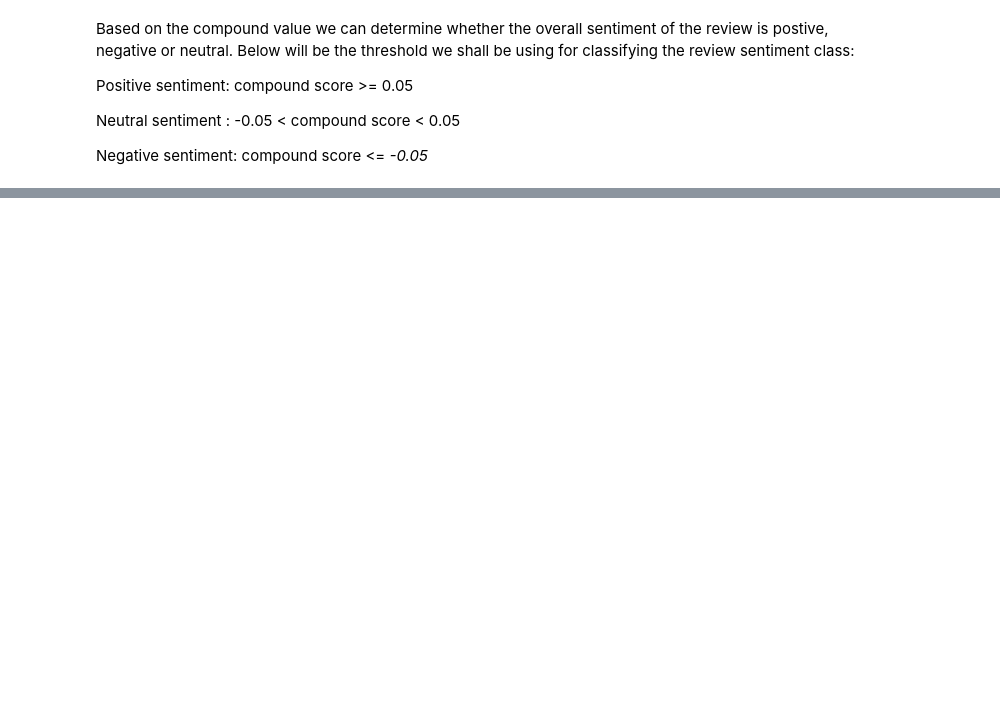
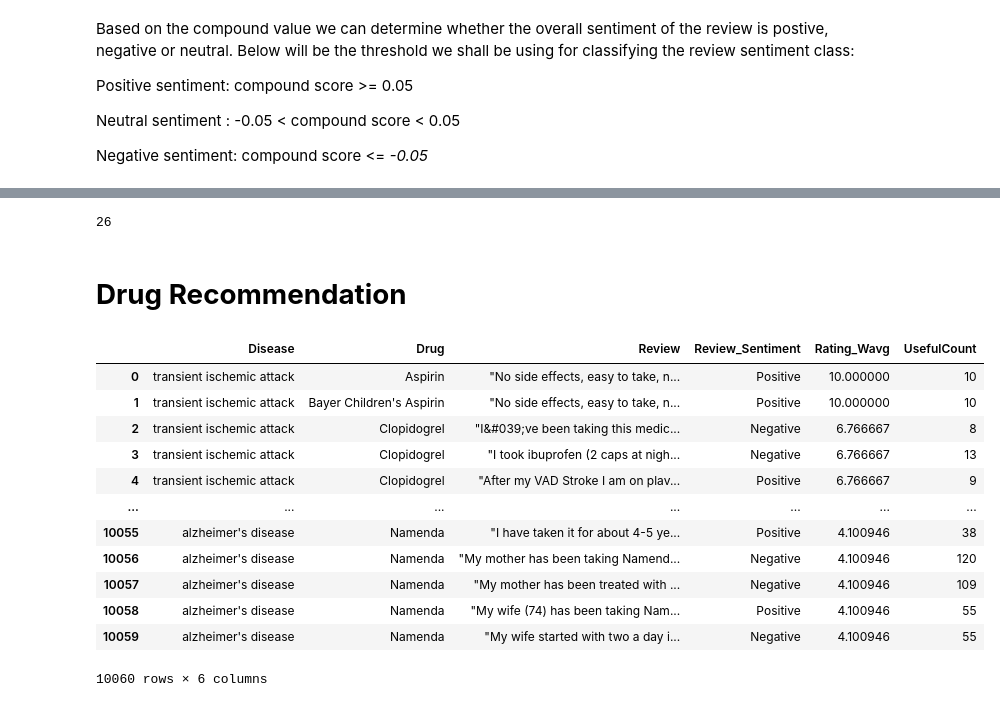
Before and after one commit to khushbooekhande/DrugRecommendationSystem, a Jupyter notebook: Final_package/drug_recommendation_system.ipynb, the cells around one changed output, grey strips where cells are left out. Drawn from its saved outputs; the diff is of its cells as text; code cells hidden in the pictures; blank space fills up the shorter version.

Commit message:
Adding drug recommnedation using weighted average approach.

```diff
--- a/Final_package/drug_recommendation_system.ipynb
+++ b/Final_package/drug_recommendation_system.ipynb
@@ -206,0 +262,5 @@ merged_data.to_csv(r'drive/My Drive/Dataset/Drug_Recommender.csv', index=False)
+# %%
+# Creating a dataframe of Drug and its average rating
+data_wavg = pd.DataFrame(data.groupby(["Drug"]).apply(wavg, "Rating", "UsefulCount").reset_index())
+# %%
+data_wavg = data_wavg.rename(columns={0: "Rating_Wavg"})
@@ -206,0 +276,6 @@ merged_data.to_csv(r'drive/My Drive/Dataset/Drug_Recommender.csv', index=False)
+# %%
+merged_wavg = pd.merge(data_wavg, data, on='Drug')
+# %%
+# Merging the weighted average column with the dataset
+merged_wavg.drop(columns=['Symptoms','Rating'], inplace=True)
+merged_wavg = merged_wavg[['Disease','Drug', 'Review', 'Review_Sentiment', 'Rating_Wavg', 'UsefulCount']]
@@ -206,0 +291,24 @@ merged_data.to_csv(r'drive/My Drive/Dataset/Drug_Recommender.csv', index=False)
+# %%
+merged_wavg['Disease'].nunique()
+# %% [output]
+26
+# %% [markdown]
+# **Drug Recommendation**
+# %%
+#Sorting dataset and grouping by disease
+merged_wavg = merged_wavg.sort_values(['Disease','Rating_Wavg'],ascending=False, ignore_index=True).groupby('Disease').head(10060)
+merged_wavg
+# %% [output]
+|  | Disease | Drug | Review | Review_Sentiment | Rating_Wavg | UsefulCount |
+| 0 | transient ischemic attack | Aspirin | "No side effects, easy to take, n... | Positive | 10.000000 | 10 |
+| 1 | transient ischemic attack | Bayer Children's Aspirin | "No side effects, easy to take, n... | Positive | 10.000000 | 10 |
+| 2 | transient ischemic attack | Clopidogrel | "I&#039;ve been taking this medic... | Negative | 6.766667 | 8 |
+| 3 | transient ischemic attack | Clopidogrel | "I took ibuprofen (2 caps at nigh... | Negative | 6.766667 | 13 |
+| 4 | transient ischemic attack | Clopidogrel | "After my VAD Stroke I am on plav... | Positive | 6.766667 | 9 |
+| ... | ... | ... | ... | ... | ... | ... |
+| 10055 | alzheimer's disease | Namenda | "I have taken it for about 4-5 ye... | Positive | 4.100946 | 38 |
+| 10056 | alzheimer's disease | Namenda | "My mother has been taking Namend... | Negative | 4.100946 | 120 |
+| 10057 | alzheimer's disease | Namenda | "My mother has been treated with ... | Negative | 4.100946 | 109 |
+| 10058 | alzheimer's disease | Namenda | "My wife (74) has been taking Nam... | Positive | 4.100946 | 55 |
+| 10059 | alzheimer's disease | Namenda | "My wife started with two a day i... | Negative | 4.100946 | 55 |
+10060 rows × 6 columns
```
Also changed, not shown: parts of 27 cells of this notebook.
